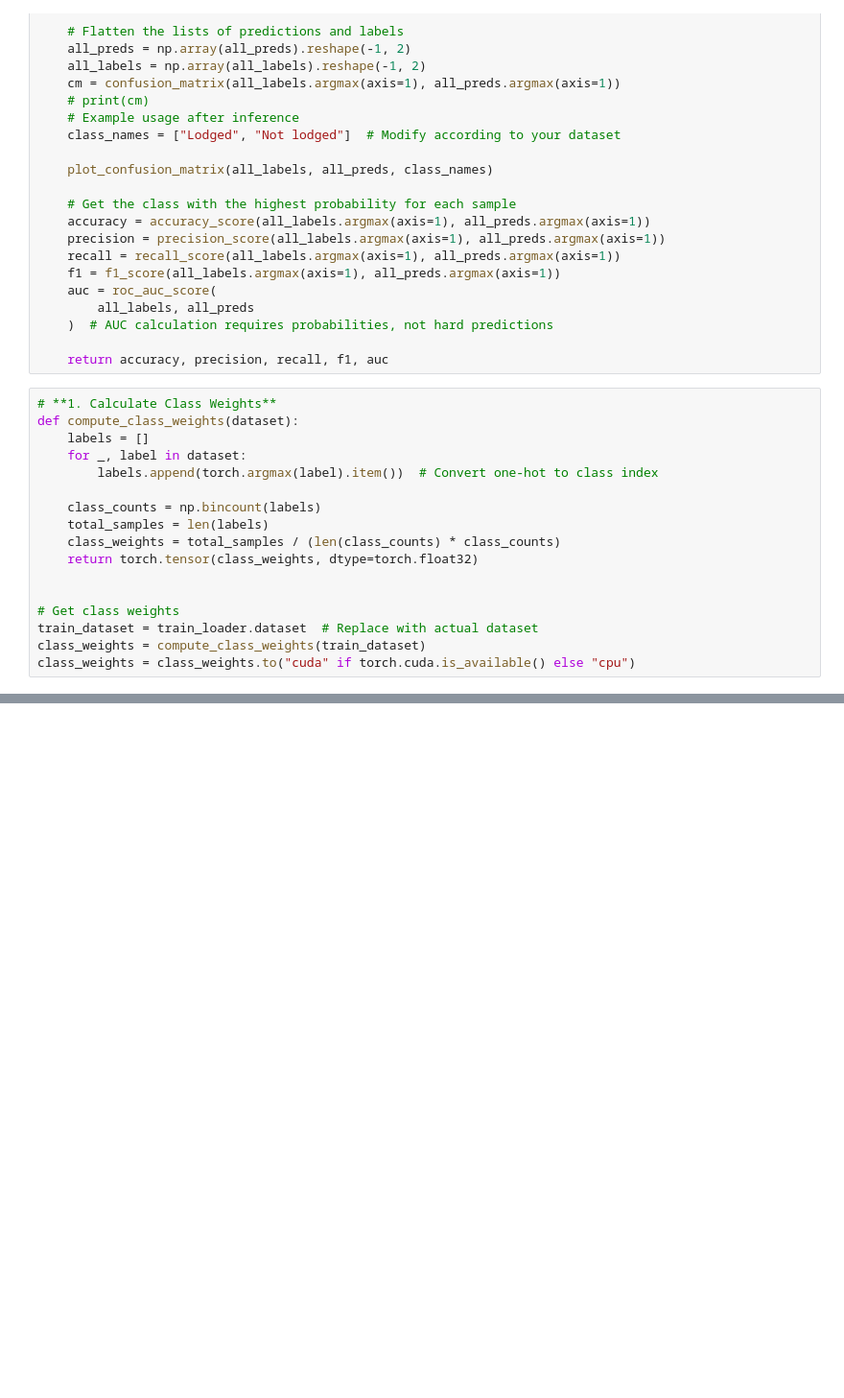
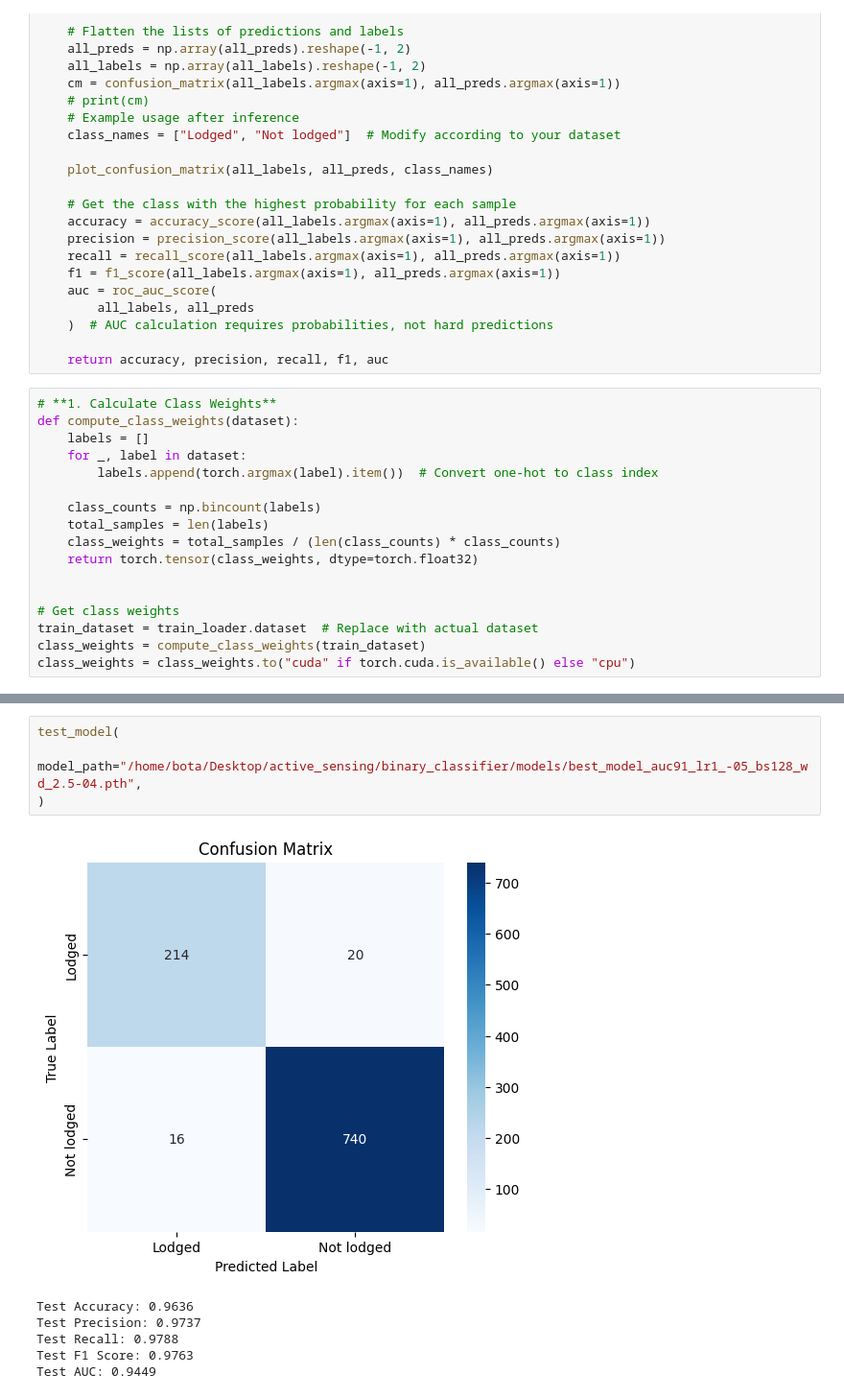
Before and after one commit to botastark/multi-horizon, a Jupyter notebook: binary_classifier/train.ipynb, the cells around one changed output, grey strips where cells are left out. Shown at 96% size. Cells and saved outputs as stored; diff of their text form; blank space fills up the shorter version.

```diff
--- a/binary_classifier/train.ipynb
+++ b/binary_classifier/train.ipynb
@@ -399,0 +368,11 @@ Test AUC: 0.8913
+# %%
+test_model(
+    model_path="/home/bota/Desktop/active_sensing/binary_classifier/models/best_model_auc91_lr1_-05_bs128_wd_2.5-04.pth",
+)
+# %% [output]
+[figure, added]
+Test Accuracy: 0.9636
+Test Precision: 0.9737
+Test Recall: 0.9788
+Test F1 Score: 0.9763
+Test AUC: 0.9449
```
Also changed, not shown: parts of 11 cells of this notebook, 4 other files.
